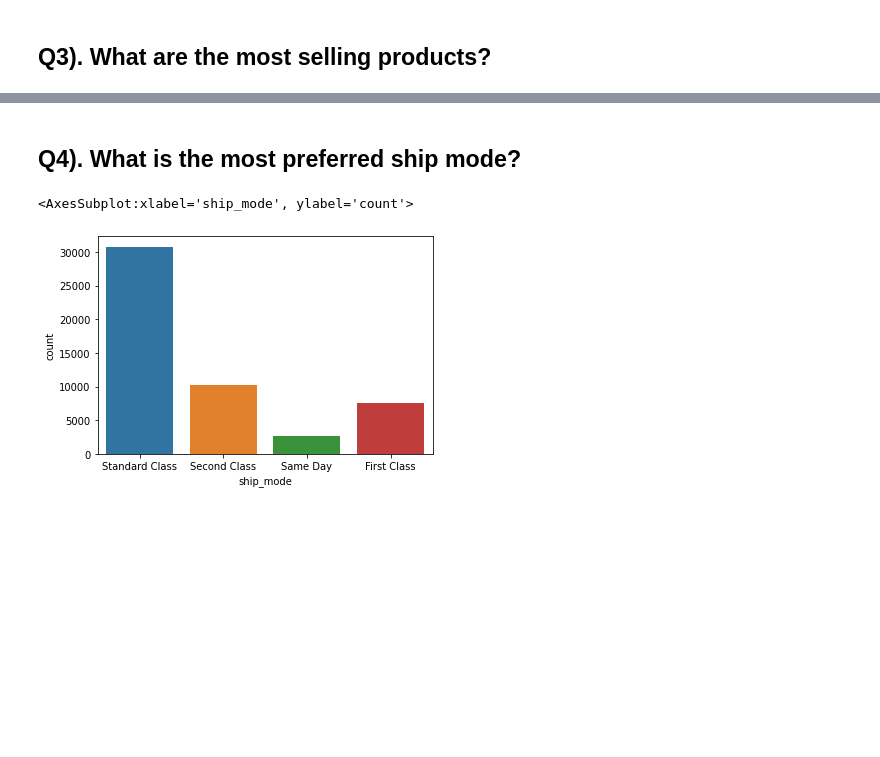
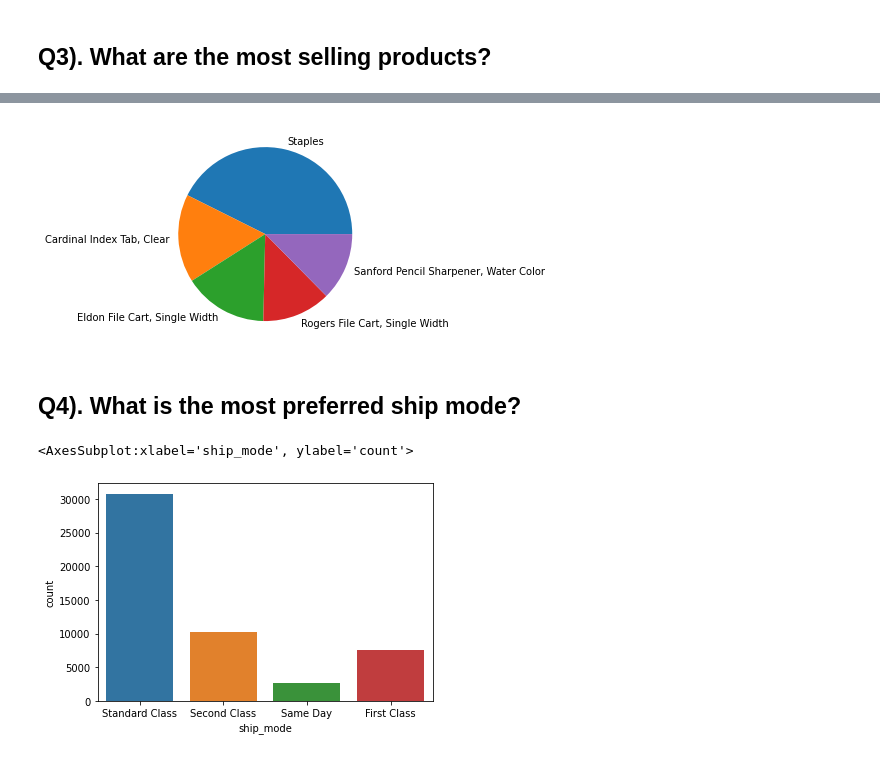
Before and after one commit to NarenderSinghRana/datasets, a Jupyter notebook: superstore_sales.ipynb, the cells around one changed output, grey strips where cells are left out. Saved outputs shown, nothing was run; the diff lists cells and outputs as text; code cells hidden in the pictures; blank space fills up the shorter version.

```diff
--- a/superstore_sales.ipynb
+++ b/superstore_sales.ipynb
@@ -132,3 +123,9 @@ df.groupby('product_name').agg({'quantity':'sum'}).nlargest(1, columns='quantity
+# %%
+dfp['quantity'].plot.pie()
+plt.ylabel('')
+plt.show()
+# %% [output]
+[figure, added]
 # %% [markdown]
 ## Q4). What is the most preferred ship mode?
 # %%
```
Also changed, not shown: parts of 14 cells of this notebook.
